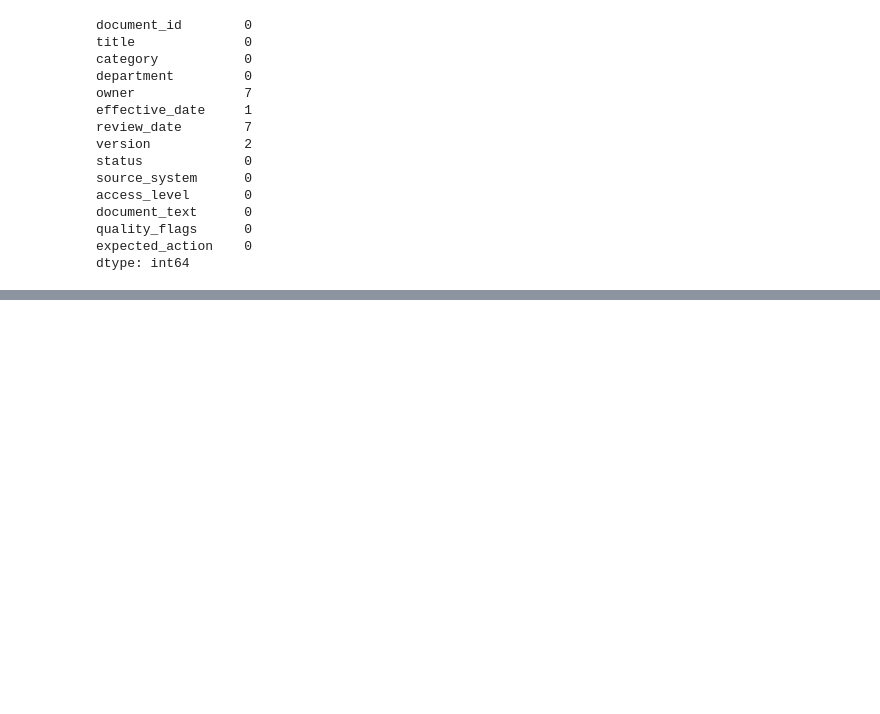
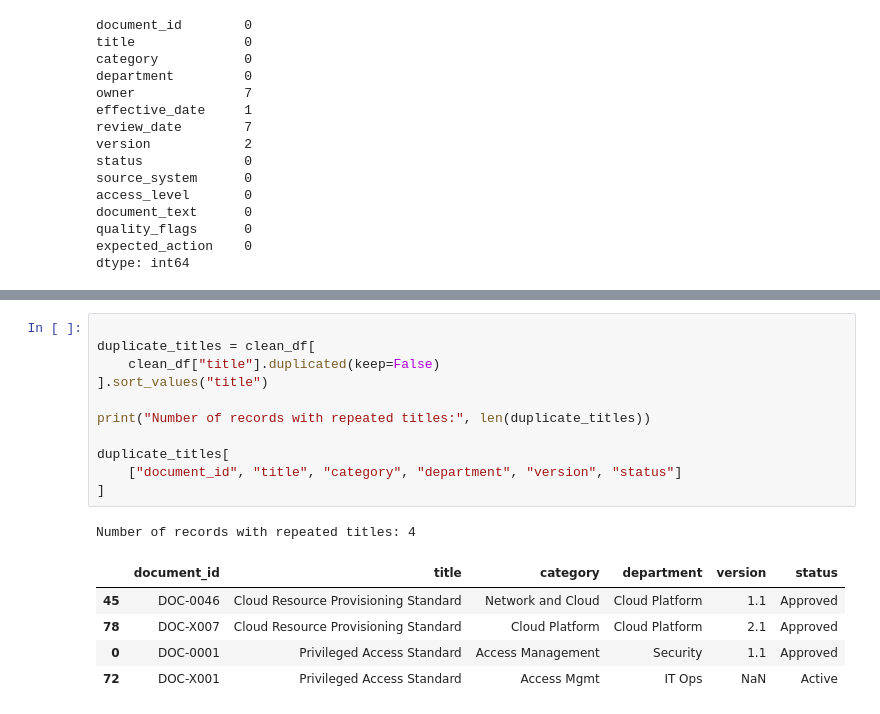
Before and after one commit to anurag-insights/RAG-Based-AI-Document-Assistant-, a Jupyter notebook: notebooks/02_Data_Cleaning.ipynb, the cells around one changed output, grey strips where cells are left out. Saved outputs shown, nothing was run; the diff lists cells and outputs as text; blank space fills up the shorter version.

```diff
--- a/notebooks/02_Data_Cleaning.ipynb
+++ b/notebooks/02_Data_Cleaning.ipynb
@@ -158,0 +241,18 @@ dtype: int64
+# %%
+
+duplicate_titles = clean_df[
+    clean_df["title"].duplicated(keep=False)
+].sort_values("title")
+
+print("Number of records with repeated titles:", len(duplicate_titles))
+
+duplicate_titles[
+    ["document_id", "title", "category", "department", "version", "status"]
+]
+# %% [output]
+Number of records with repeated titles: 4
+|  | document_id | title | category | department | version | status |
+| 45 | DOC-0046 | Cloud Resource Provisioning Standard | Network and Cloud | Cloud Platform | 1.1 | Approved |
+| 78 | DOC-X007 | Cloud Resource Provisioning Standard | Cloud Platform | Cloud Platform | 2.1 | Approved |
+| 0 | DOC-0001 | Privileged Access Standard | Access Management | Security | 1.1 | Approved |
+| 72 | DOC-X001 | Privileged Access Standard | Access Mgmt | IT Ops | NaN | Active |
```
Also changed, not shown: parts of 3 cells of this notebook.
